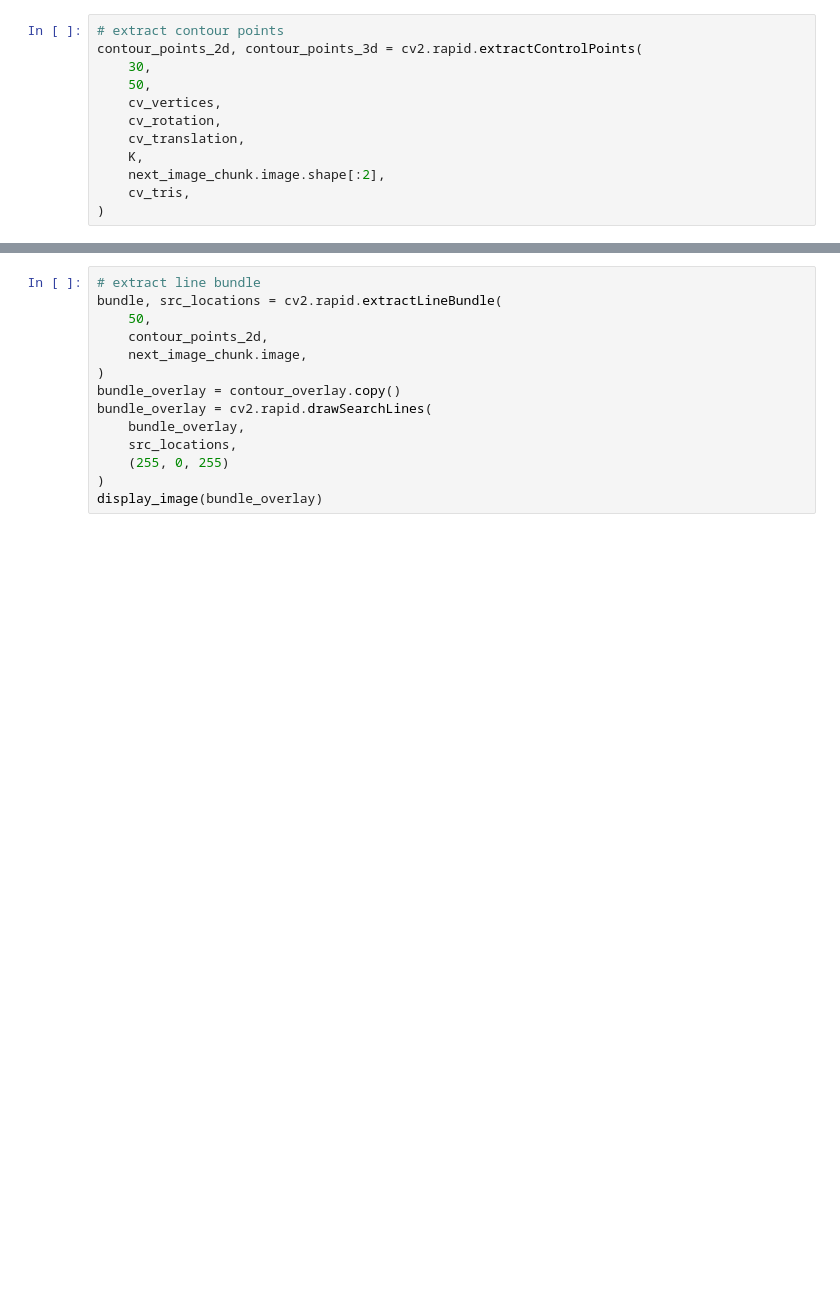
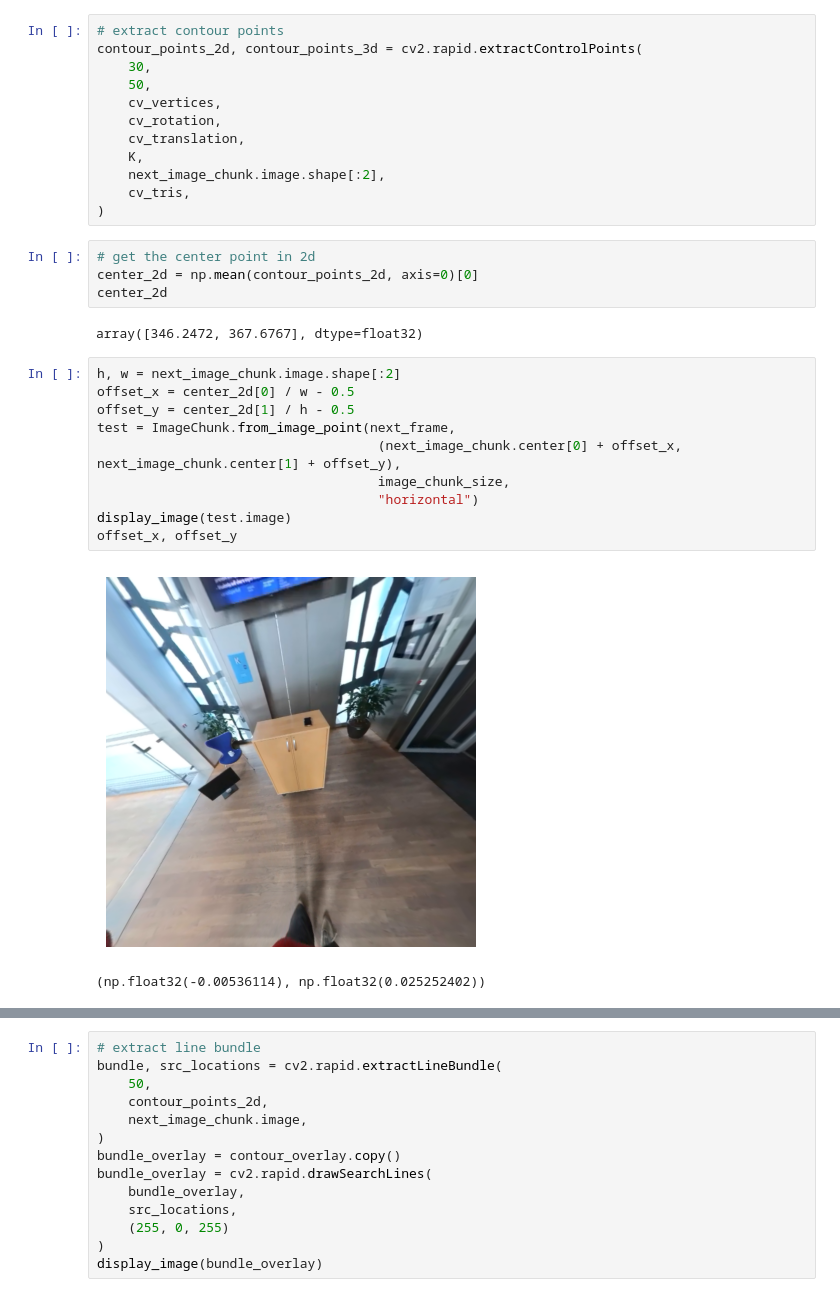
Before and after one commit to ruetzmax/instruct360, a Jupyter notebook: track_object_pose.ipynb, the cells around one changed output, grey strips where cells are left out. Drawn from its saved outputs; the diff is of its cells as text; blank space fills up the shorter version.

```diff
--- a/track_object_pose.ipynb
+++ b/track_object_pose.ipynb
@@ -106,6 +108,25 @@ contour_points_2d, contour_points_3d = cv2.rapid.extractControlPoints(
     next_image_chunk.image.shape[:2],
     cv_tris,
 )
+# %%
+# get the center point in 2d
+center_2d = np.mean(contour_points_2d, axis=0)[0]
+center_2d
+# %% [output]
+array([346.2472, 367.6767], dtype=float32)
+# %%
+h, w = next_image_chunk.image.shape[:2]
+offset_x = center_2d[0] / w - 0.5
+offset_y = center_2d[1] / h - 0.5
+test = ImageChunk.from_image_point(next_frame,
+                                    (next_image_chunk.center[0] + offset_x, next_image_chunk.center[1] + offset_y),
+                                    image_chunk_size,
+                                    "horizontal")
+display_image(test.image)
+offset_x, offset_y
+# %% [output]
+[figure, added]
+(np.float32(-0.00536114), np.float32(0.025252402))
 # %%
 # visualize contour points
 contour_overlay = next_image_chunk.image.copy()
```
Also changed, not shown: parts of 4 cells of this notebook, 3 other files.
